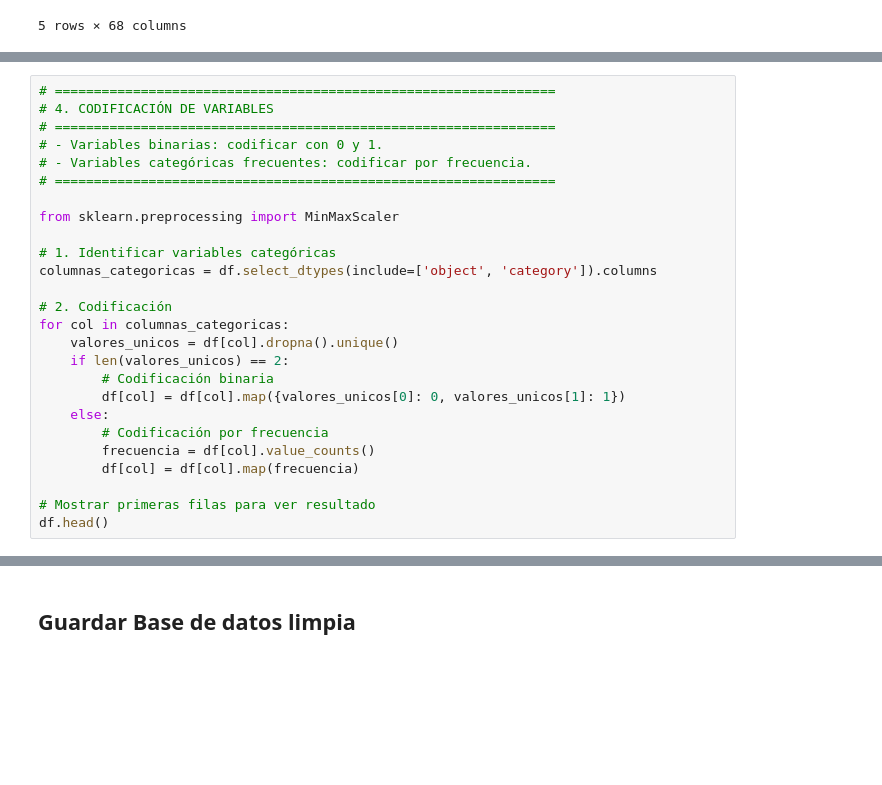
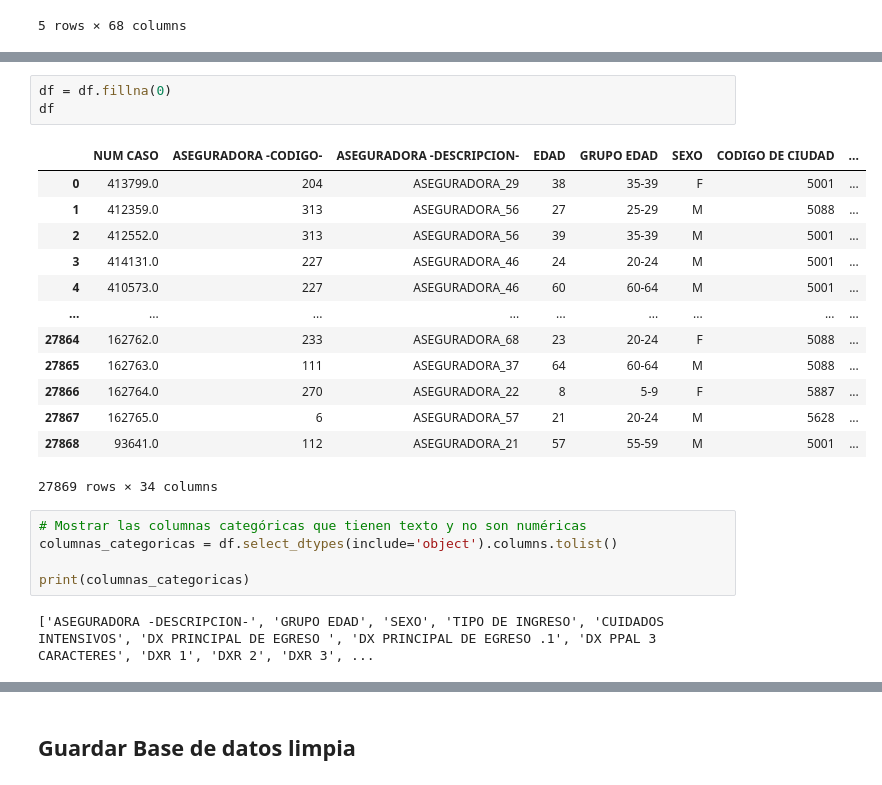
Before and after one commit to LuEnciso21/grd-predictor-baseline, a Jupyter notebook: PFInfoMed.ipynb, the cells around one changed output, grey strips where cells are left out. Cells and saved outputs as stored; diff of their text form; blank space fills up the shorter version.

```diff
--- a/PFInfoMed.ipynb
+++ b/PFInfoMed.ipynb
@@ -282,29 +282,3 @@ Columnas eliminadas: ['DXR 9', 'PROC8', 'PROC13', 'PROC15', 'PROC17', 'PROC7', '
 | 3 | 414131.0 | 227 | ASEGURADORA_46 | 24 | 20-24 | M | 5001 | ... |
 | 4 | 410573.0 | 227 | ASEGURADORA_46 | 60 | 60-64 | M | 5001 | ... |
 5 rows × 34 columns
-# %%
-# ================================================================
-# 4. CODIFICACIÓN DE VARIABLES
-# ================================================================
-# - Variables binarias: codificar con 0 y 1.
-# - Variables categóricas frecuentes: codificar por frecuencia.
-# ================================================================
-
-from sklearn.preprocessing import MinMaxScaler
-
-# 1. Identificar variables categóricas
-columnas_categoricas = df.select_dtypes(include=['object', 'category']).columns
-
-# 2. Codificación
-for col in columnas_categoricas:
-    valores_unicos = df[col].dropna().unique()
-    if len(valores_unicos) == 2:
-        # Codificación binaria
-        df[col] = df[col].map({valores_unicos[0]: 0, valores_unicos[1]: 1})
-    else:
-        # Codificación por frecuencia
-        frecuencia = df[col].value_counts()
-        df[col] = df[col].map(frecuencia)
-
-# Mostrar primeras filas para ver resultado
-df.head()
@@ -443,0 +285,24 @@ df_filtered.head()
+# %%
+df = df.fillna(0)
+df
+# %% [output]
+|  | NUM CASO | ASEGURADORA -CODIGO- | ASEGURADORA -DESCRIPCION- | EDAD | GRUPO EDAD | SEXO | CODIGO DE CIUDAD | ... |
+| 0 | 413799.0 | 204 | ASEGURADORA_29 | 38 | 35-39 | F | 5001 | ... |
+| 1 | 412359.0 | 313 | ASEGURADORA_56 | 27 | 25-29 | M | 5088 | ... |
+| 2 | 412552.0 | 313 | ASEGURADORA_56 | 39 | 35-39 | M | 5001 | ... |
+| 3 | 414131.0 | 227 | ASEGURADORA_46 | 24 | 20-24 | M | 5001 | ... |
+| 4 | 410573.0 | 227 | ASEGURADORA_46 | 60 | 60-64 | M | 5001 | ... |
+| ... | ... | ... | ... | ... | ... | ... | ... | ... |
+| 27864 | 162762.0 | 233 | ASEGURADORA_68 | 23 | 20-24 | F | 5088 | ... |
+| 27865 | 162763.0 | 111 | ASEGURADORA_37 | 64 | 60-64 | M | 5088 | ... |
+| 27866 | 162764.0 | 270 | ASEGURADORA_22 | 8 | 5-9 | F | 5887 | ... |
+| 27867 | 162765.0 | 6 | ASEGURADORA_57 | 21 | 20-24 | M | 5628 | ... |
+| 27868 | 93641.0 | 112 | ASEGURADORA_21 | 57 | 55-59 | M | 5001 | ... |
+27869 rows × 34 columns
+# %%
+# Mostrar las columnas categóricas que tienen texto y no son numéricas
+columnas_categoricas = df.select_dtypes(include='object').columns.tolist()
+
+print(columnas_categoricas)
+# %% [output]
+['ASEGURADORA -DESCRIPCION-', 'GRUPO EDAD', 'SEXO', 'TIPO DE INGRESO', 'CUIDADOS INTENSIVOS', 'DX PRINCIPAL DE EGRESO ', 'DX PRINCIPAL DE EGRESO .1', 'DX PPAL 3 CARACTERES', 'DXR 1', 'DXR 2', 'DXR 3', ...
```
Also changed, not shown: parts of 17 cells of this notebook, 25 other files.
